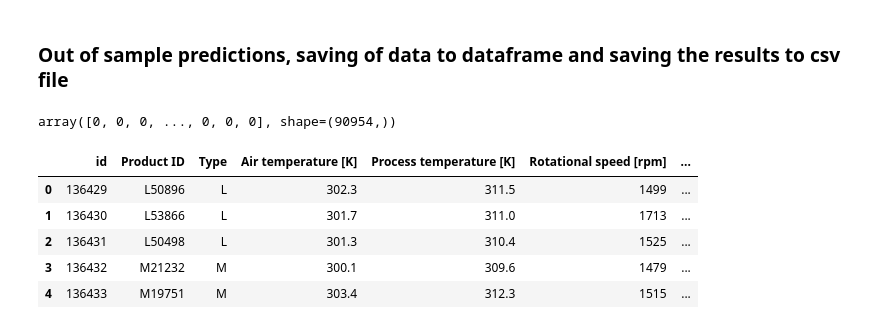
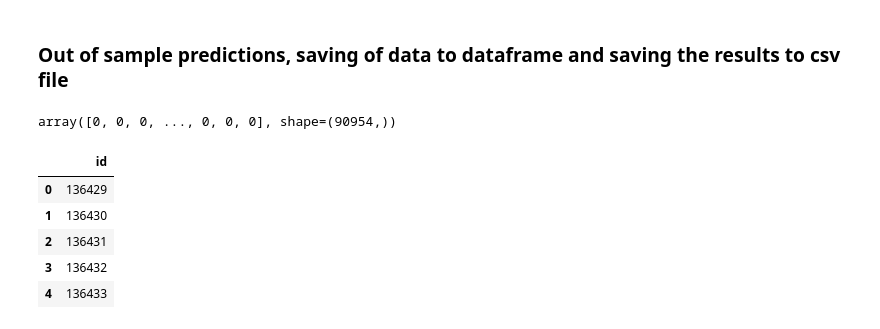
Before and after one commit to Kanchan20-Mandal/ML_module, a Jupyter notebook: Classification Project/Classification Project.ipynb, the cells around one changed output. Drawn from its saved outputs; the diff is of its cells as text; code cells hidden in the pictures.

```diff
--- a/Classification Project/Classification Project.ipynb
+++ b/Classification Project/Classification Project.ipynb
@@ -380,13 +380,3 @@ final_preds = lr.predict(xnew_pre)
 final_preds
 # %% [output]
 array([0, 0, 0, ..., 0, 0, 0], shape=(90954,))
-# %%
-xnew["Machine_Failure_predicted"] = final_preds
-xnew.head()
-# %% [output]
-|  | id | Product ID | Type | Air temperature [K] | Process temperature [K] | Rotational speed [rpm] | ... |
-| 0 | 136429 | L50896 | L | 302.3 | 311.5 | 1499 | ... |
-| 1 | 136430 | L53866 | L | 301.7 | 311.0 | 1713 | ... |
-| 2 | 136431 | L50498 | L | 301.3 | 310.4 | 1525 | ... |
-| 3 | 136432 | M21232 | M | 300.1 | 309.6 | 1479 | ... |
-| 4 | 136433 | M19751 | M | 303.4 | 312.3 | 1515 | ... |
@@ -394,0 +383,10 @@ xnew.to_csv("Machine Failure predicted.csv", index=False)
+# %%
+submissions = xnew[["id"]]
+submissions.head()
+# %% [output]
+|  | id |
+| 0 | 136429 |
+| 1 | 136430 |
+| 2 | 136431 |
+| 3 | 136432 |
+| 4 | 136433 |
```
Also changed, not shown: parts of 3 cells of this notebook, 1 other file.
